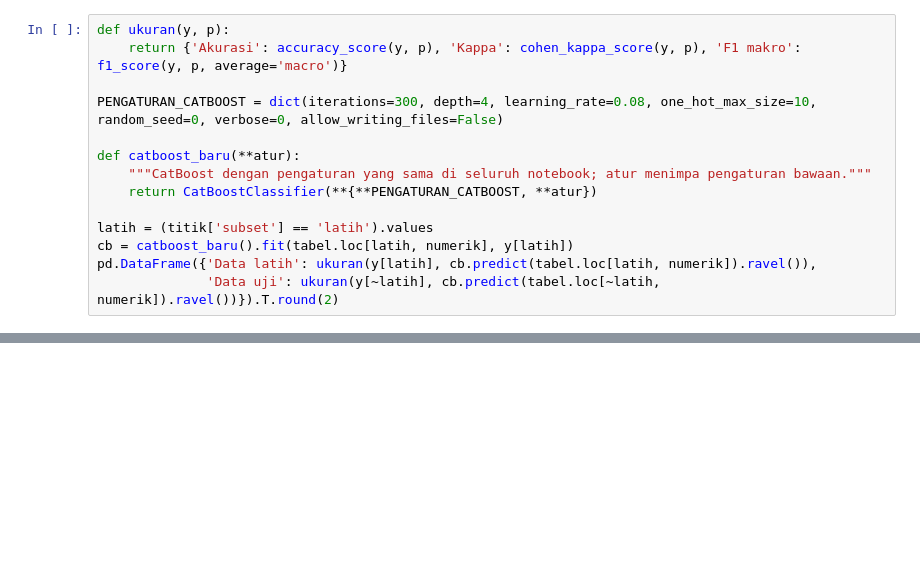
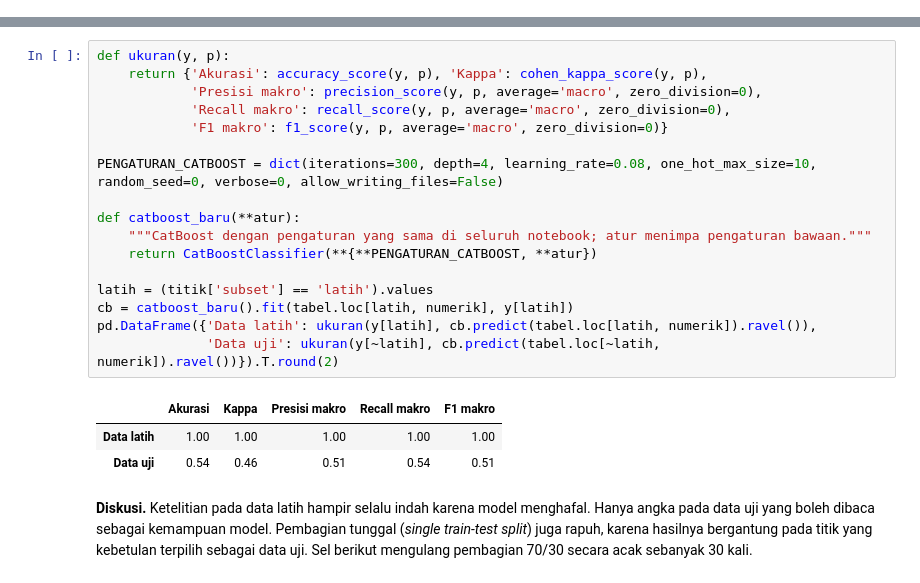
Before and after one commit to jhnhp/SMART, a Jupyter notebook: Output/Pelatihan/data/praktik-5/Praktik_5_Machine_Learning_DSM.ipynb, the cells around one changed output, grey strips where cells are left out. Cells and saved outputs as stored; diff of their text form; blank space fills up the shorter version.

```diff
--- a/Output/Pelatihan/data/praktik-5/Praktik_5_Machine_Learning_DSM.ipynb
+++ b/Output/Pelatihan/data/praktik-5/Praktik_5_Machine_Learning_DSM.ipynb
@@ -141,14 +38,0 @@ Pakai pembagian yang sudah disiapkan di kolom `subset`: 147 titik latih dan 63 t
-# %%
-def ukuran(y, p):
-    return {'Akurasi': accuracy_score(y, p), 'Kappa': cohen_kappa_score(y, p), 'F1 makro': f1_score(y, p, average='macro')}
-
-PENGATURAN_CATBOOST = dict(iterations=300, depth=4, learning_rate=0.08, one_hot_max_size=10, random_seed=0, verbose=0, allow_writing_files=False)
-
-def catboost_baru(**atur):
-    """CatBoost dengan pengaturan yang sama di seluruh notebook; atur menimpa pengaturan bawaan."""
-    return CatBoostClassifier(**{**PENGATURAN_CATBOOST, **atur})
-
-latih = (titik['subset'] == 'latih').values
-cb = catboost_baru().fit(tabel.loc[latih, numerik], y[latih])
-pd.DataFrame({'Data latih': ukuran(y[latih], cb.predict(tabel.loc[latih, numerik]).ravel()),
-              'Data uji': ukuran(y[~latih], cb.predict(tabel.loc[~latih, numerik]).ravel())}).T.round(2)
@@ -820,0 +141,23 @@ Folder `hasil/` kini berisi peta kelas (`prediksi_material.tif`), peta peluang d
+# %%
+def ukuran(y, p):
+    return {'Akurasi': accuracy_score(y, p), 'Kappa': cohen_kappa_score(y, p),
+            'Presisi makro': precision_score(y, p, average='macro', zero_division=0),
+            'Recall makro': recall_score(y, p, average='macro', zero_division=0),
+            'F1 makro': f1_score(y, p, average='macro', zero_division=0)}
+
+PENGATURAN_CATBOOST = dict(iterations=300, depth=4, learning_rate=0.08, one_hot_max_size=10, random_seed=0, verbose=0, allow_writing_files=False)
+
+def catboost_baru(**atur):
+    """CatBoost dengan pengaturan yang sama di seluruh notebook; atur menimpa pengaturan bawaan."""
+    return CatBoostClassifier(**{**PENGATURAN_CATBOOST, **atur})
+
+latih = (titik['subset'] == 'latih').values
+cb = catboost_baru().fit(tabel.loc[latih, numerik], y[latih])
+pd.DataFrame({'Data latih': ukuran(y[latih], cb.predict(tabel.loc[latih, numerik]).ravel()),
+              'Data uji': ukuran(y[~latih], cb.predict(tabel.loc[~latih, numerik]).ravel())}).T.round(2)
+# %% [output]
+|  | Akurasi | Kappa | Presisi makro | Recall makro | F1 makro |
+| Data latih | 1.00 | 1.00 | 1.00 | 1.00 | 1.00 |
+| Data uji | 0.54 | 0.46 | 0.51 | 0.54 | 0.51 |
+# %% [markdown]
+**Diskusi.** Ketelitian pada data latih hampir selalu indah karena model menghafal. Hanya angka pada data uji yang boleh dibaca sebagai kemampuan model. Pembagian tunggal (*single train-test split*) juga rapuh, karena hasilnya bergantung pada titik yang kebetulan terpilih sebagai data uji. Sel berikut mengulang pembagian 70/30 secara acak sebanyak 30 kali.
```
Also changed, not shown: parts of 90 cells of this notebook, 17 other files.
